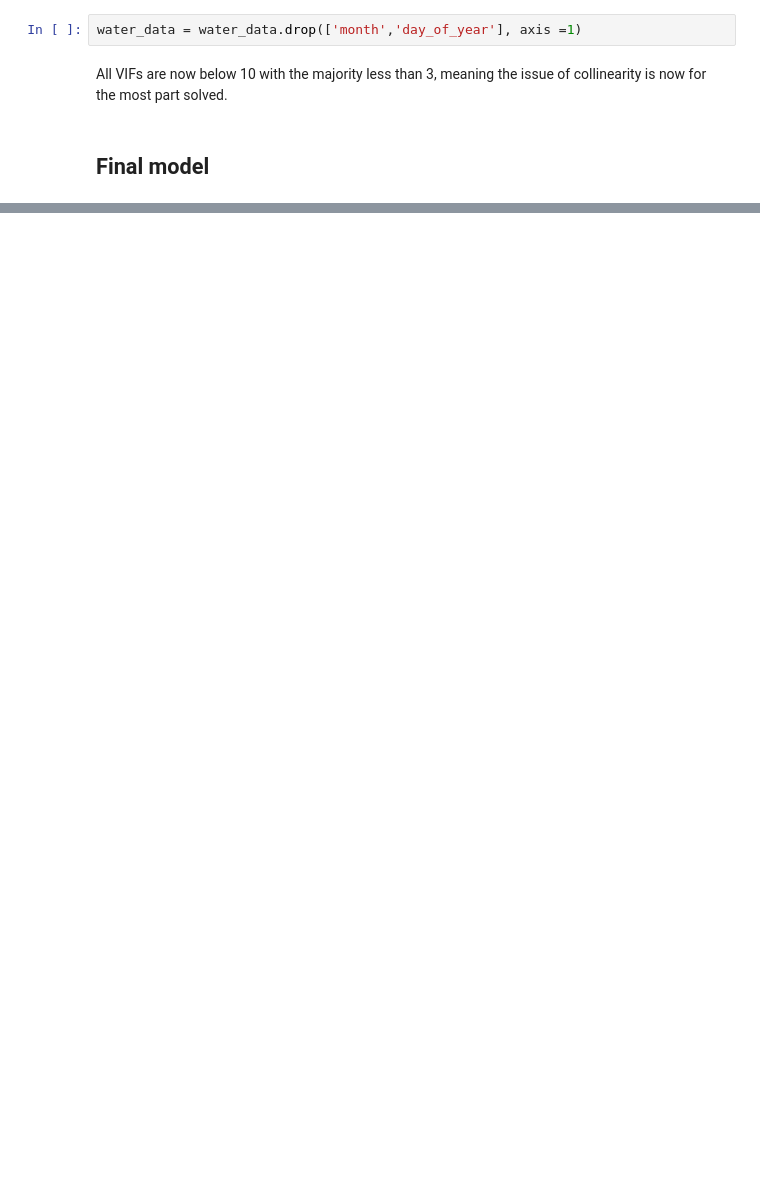
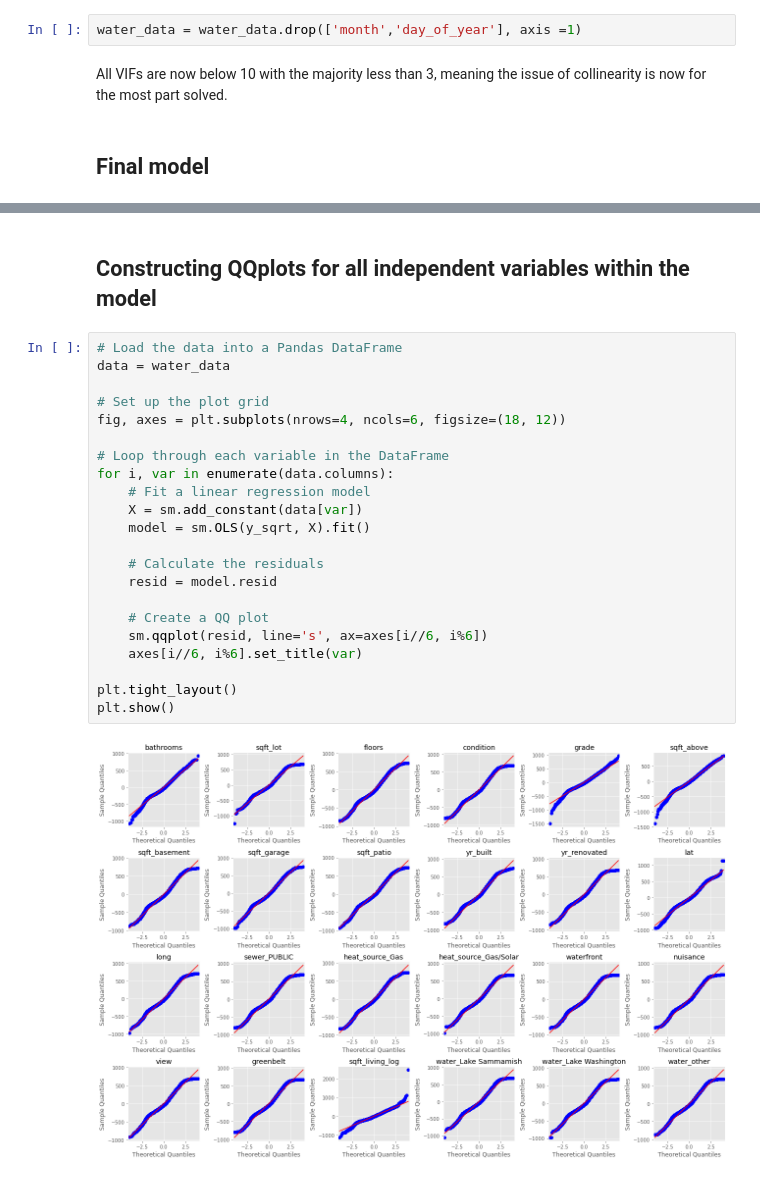
Before and after one commit to andrewkoji/Housing_Linear_Model_Project, a Jupyter notebook: final_notebook.ipynb, the cells around one changed output, grey strips where cells are left out. Saved outputs shown, nothing was run; the diff lists cells and outputs as text; blank space fills up the shorter version.

```diff
--- a/final_notebook.ipynb
+++ b/final_notebook.ipynb
@@ -1376,0 +1375,26 @@ get_vifs(water_data)
+# %% [markdown]
+## Constructing QQplots for all independent variables within the model
+# %%
+# Load the data into a Pandas DataFrame
+data = water_data
+
+# Set up the plot grid
+fig, axes = plt.subplots(nrows=4, ncols=6, figsize=(18, 12))
+
+# Loop through each variable in the DataFrame
+for i, var in enumerate(data.columns):
+    # Fit a linear regression model
+    X = sm.add_constant(data[var])
+    model = sm.OLS(y_sqrt, X).fit()
+
+    # Calculate the residuals
+    resid = model.resid
+
+    # Create a QQ plot
+    sm.qqplot(resid, line='s', ax=axes[i//6, i%6])
+    axes[i//6, i%6].set_title(var)
+
+plt.tight_layout()
+plt.show()
+# %% [output]
+[figure, added]
```
Also changed, not shown: parts of 38 cells of this notebook.
